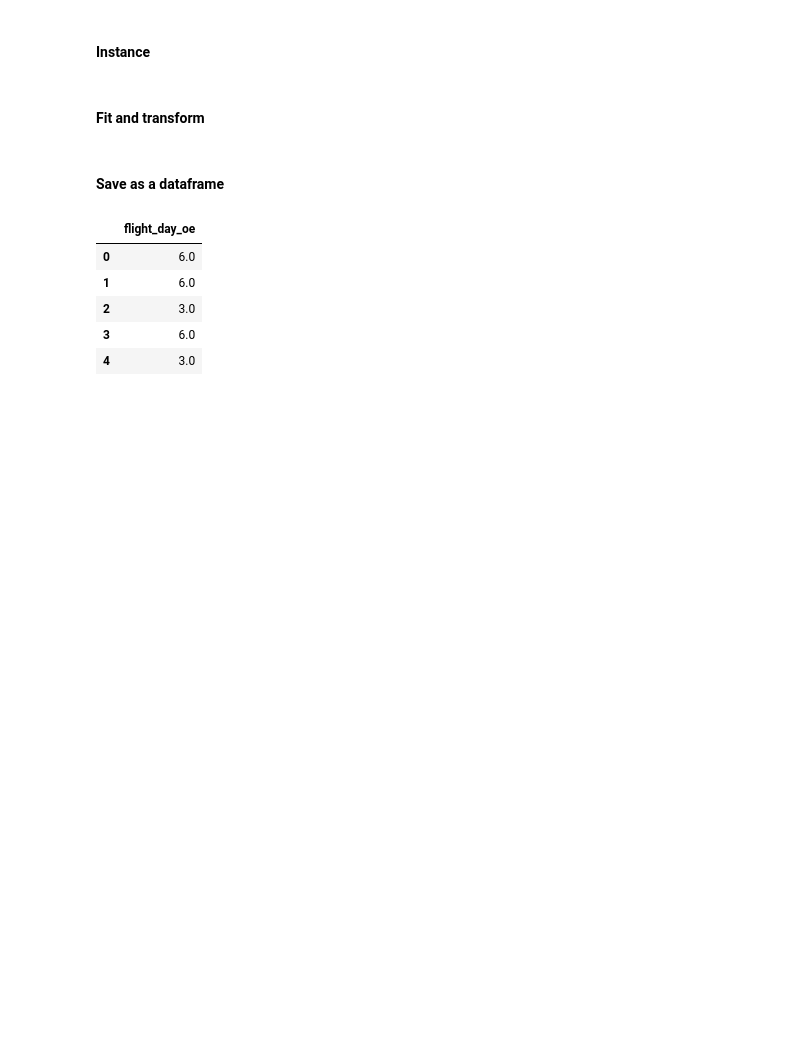
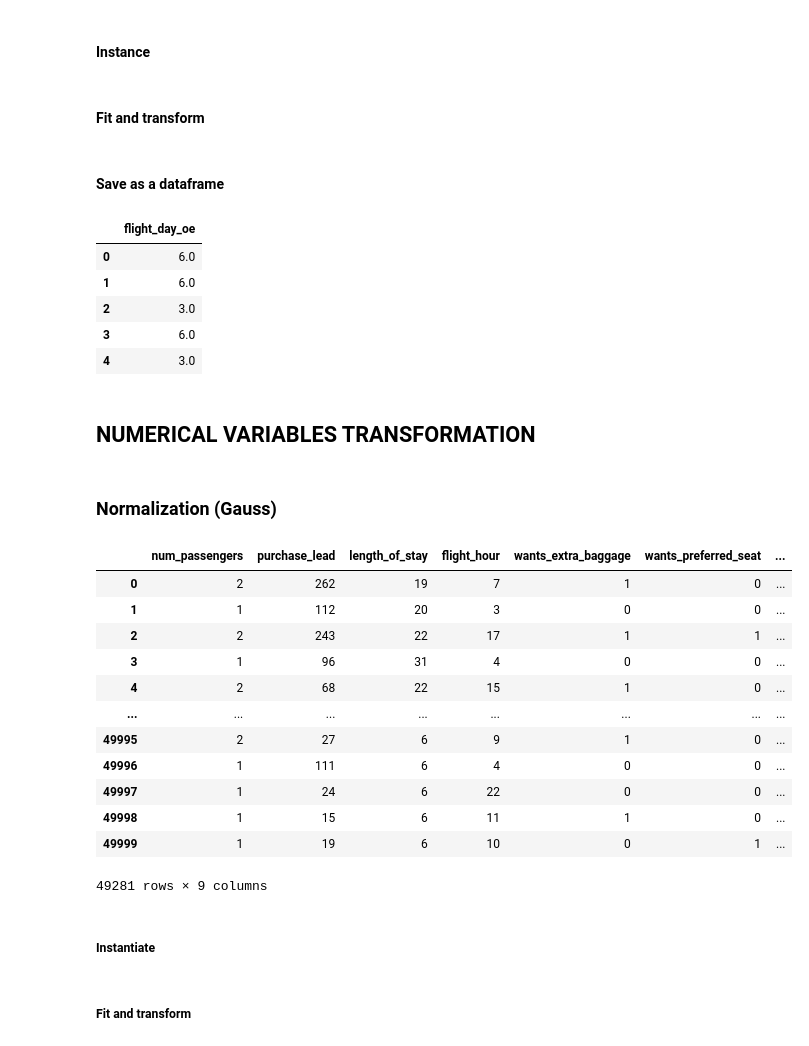
Before and after one commit to luis-cj/data-science-british-airways, a Jupyter notebook: Task2_data_transformation.ipynb, the cells around one changed output. Saved outputs shown, nothing was run; the diff lists cells and outputs as text; code cells hidden in the pictures; blank space fills up the shorter version.

Commit message:
finished data transformation and created transformed dataset

```diff
--- a/Task2_data_transformation.ipynb
+++ b/Task2_data_transformation.ipynb
@@ -106,3 +103,23 @@ cat_oe.head()
 | 2 | 3.0 |
 | 3 | 6.0 |
 | 4 | 3.0 |
+# %% [markdown]
+## NUMERICAL VARIABLES TRANSFORMATION
+# %% [markdown]
+### Normalization (Gauss)
+# %%
+num
+# %% [output]
+|  | num_passengers | purchase_lead | length_of_stay | flight_hour | wants_extra_baggage | wants_preferred_seat | ... |
+| 0 | 2 | 262 | 19 | 7 | 1 | 0 | ... |
+| 1 | 1 | 112 | 20 | 3 | 0 | 0 | ... |
+| 2 | 2 | 243 | 22 | 17 | 1 | 1 | ... |
+| 3 | 1 | 96 | 31 | 4 | 0 | 0 | ... |
+| 4 | 2 | 68 | 22 | 15 | 1 | 0 | ... |
+| ... | ... | ... | ... | ... | ... | ... | ... |
+| 49995 | 2 | 27 | 6 | 9 | 1 | 0 | ... |
+| 49996 | 1 | 111 | 6 | 4 | 0 | 0 | ... |
+| 49997 | 1 | 24 | 6 | 22 | 0 | 0 | ... |
+| 49998 | 1 | 15 | 6 | 11 | 1 | 0 | ... |
+| 49999 | 1 | 19 | 6 | 10 | 0 | 1 | ... |
+49281 rows × 9 columns
@@ -108,0 +128,2 @@ cat_oe.head()
+# %% [markdown]
+##### Instantiate
@@ -108,0 +132,2 @@ cat_oe.head()
+# %% [markdown]
+##### Fit and transform
```
Also changed, not shown: parts of 28 cells of this notebook, 1 other file.
